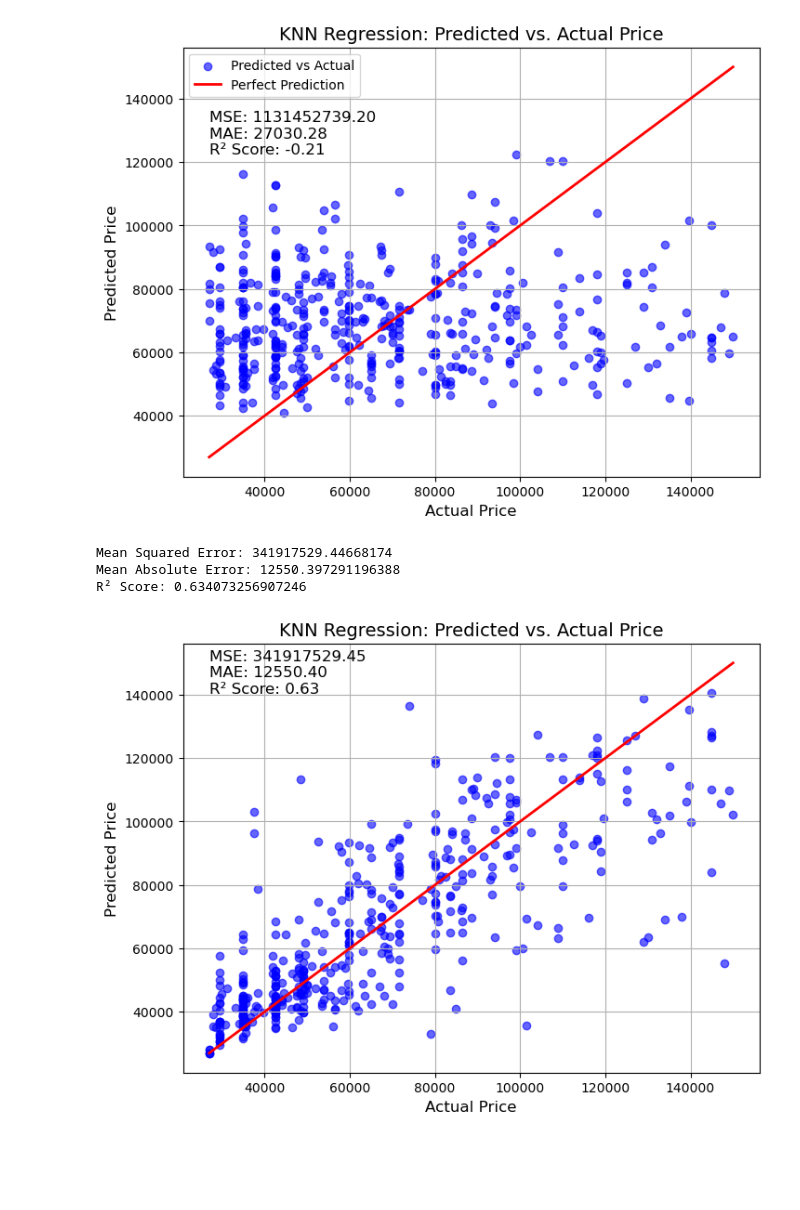
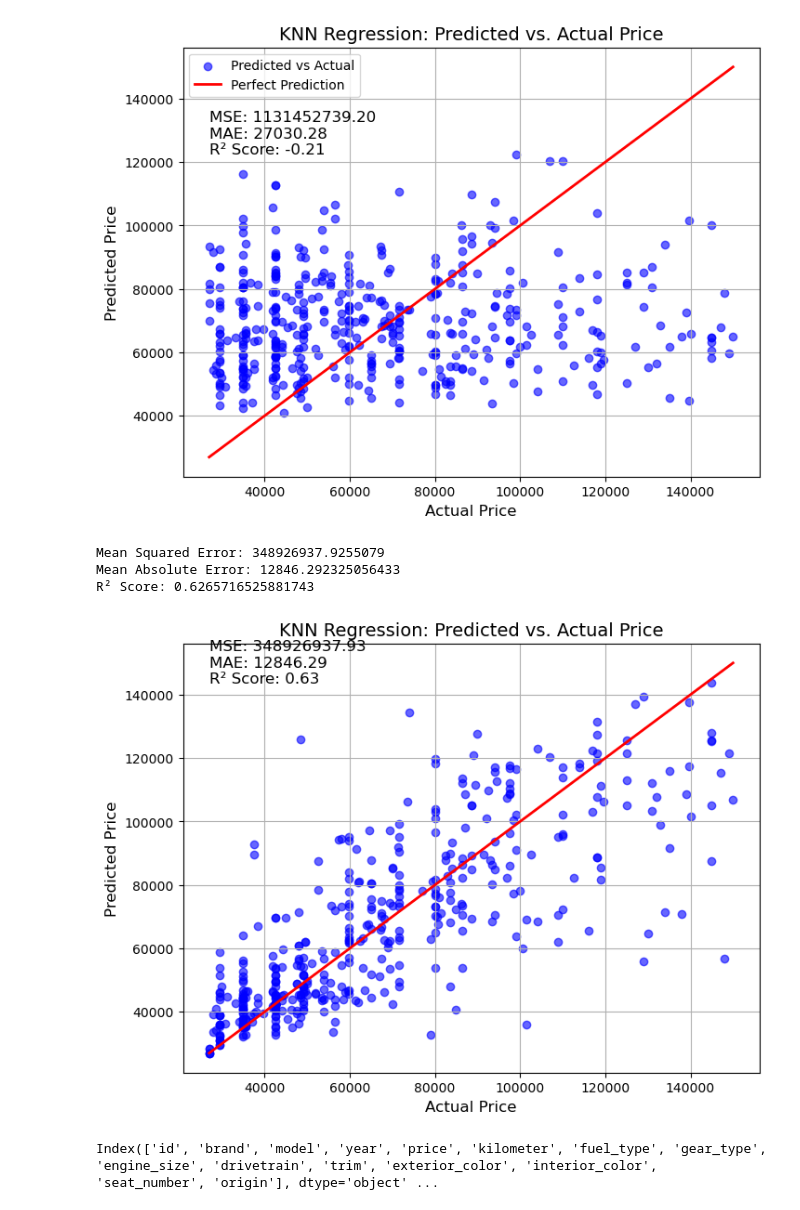
Before and after one commit to SalmanGassem/thammenha, a Jupyter notebook: EDA_KSA_cars.ipynb, the cells around one changed output. Drawn from its saved outputs; the diff is of its cells as text; code cells hidden in the pictures; blank space fills up the shorter version.

```diff
--- a/EDA_KSA_cars.ipynb
+++ b/EDA_KSA_cars.ipynb
@@ -1584,7 +1584,7 @@ X_train_scaled = scaler.fit_transform(X_train)
 X_test_scaled = scaler.transform(X_test)
 
 # Initialize the KNN regressor (with 5 neighbors by default)
-knn = KNeighborsRegressor(n_neighbors=5)
+knn = KNeighborsRegressor(n_neighbors=4)
 
 # Fit the KNN model using the scaled data
 knn.fit(X_train_scaled, y_train)
@@ -1600,34 +1600,38 @@ r2 = r2_score(y_test, y_pred)
 print(f"Mean Squared Error: {mse}")
 print(f"Mean Absolute Error: {mae}")
 print(f"R² Score: {r2}")
 
 # Plotting predicted vs actual prices with enhancements
 plt.figure(figsize=(8, 6))
 
 # Scatter plot of actual vs predicted prices
 plt.scatter(y_test, y_pred, color='blue', label='Predicted vs Actual', alpha=0.6)
 
 # Plot the perfect fit line (diagonal)
 plt.plot([min(y_test), max(y_test)], [min(y_test), max(y_test)], color='red', linewidth=2, label='Perfect Prediction')
 
 # Add grid for better readability
 plt.grid(True)
 
 # Add labels and title
 plt.xlabel('Actual Price', fontsize=12)
 plt.ylabel('Predicted Price', fontsize=12)
 plt.title('KNN Regression: Predicted vs. Actual Price', fontsize=14)
 
 # Add MAE, MSE, and R² score to the plot
 plt.text(min(y_test), max(y_pred), f'MSE: {mse:.2f}\nMAE: {mae:.2f}\nR² Score: {r2:.2f}', fontsize=12, color='black')
 
 # Add legend
 # plt.legend()
 
 # Display the plot
 plt.show()
 # %% [output]
-Mean Squared Error: 341917529.44668174
-Mean Absolute Error: 12550.397291196388
-R² Score: 0.634073256907246
+Mean Squared Error: 348926937.9255079
+Mean Absolute Error: 12846.292325056433
+R² Score: 0.6265716525881743
-[figure, old version]
+[figure, new version]
+# %%
+df_copy_filtered.columns
+# %% [output]
+Index(['id', 'brand', 'model', 'year', 'price', 'kilometer', 'fuel_type', 'gear_type', 'engine_size', 'drivetrain', 'trim', 'exterior_color', 'interior_color', 'seat_number', 'origin'], dtype='object' ...
```
Also changed, not shown: parts of 1 cell of this notebook, 2 other files.
